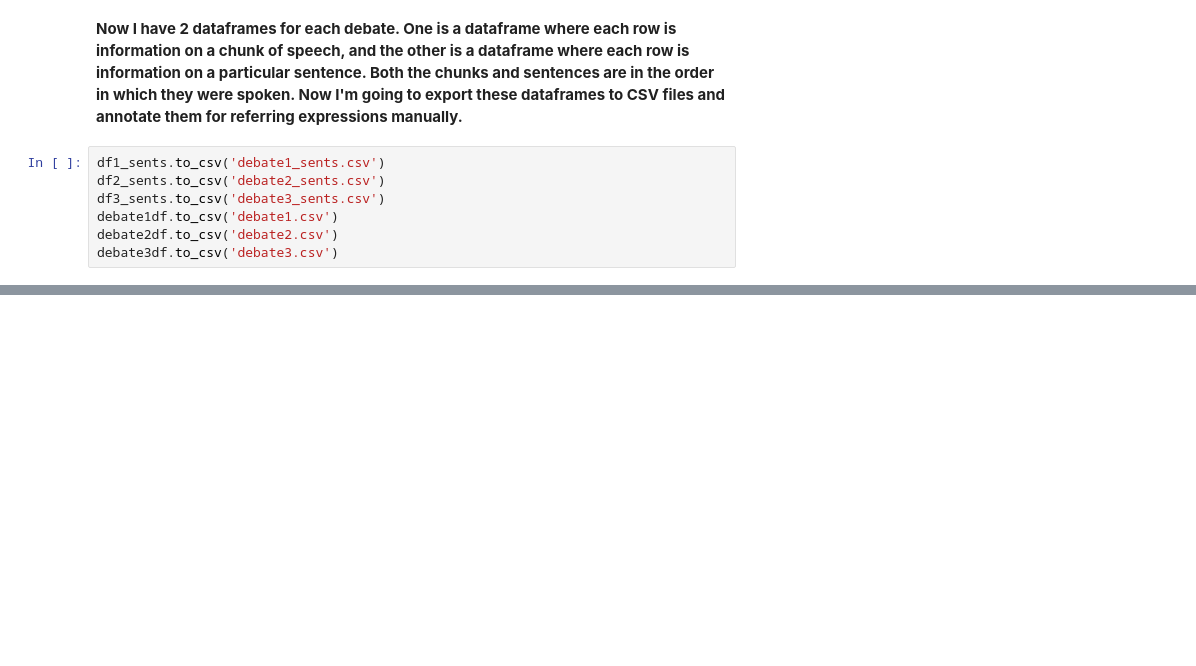
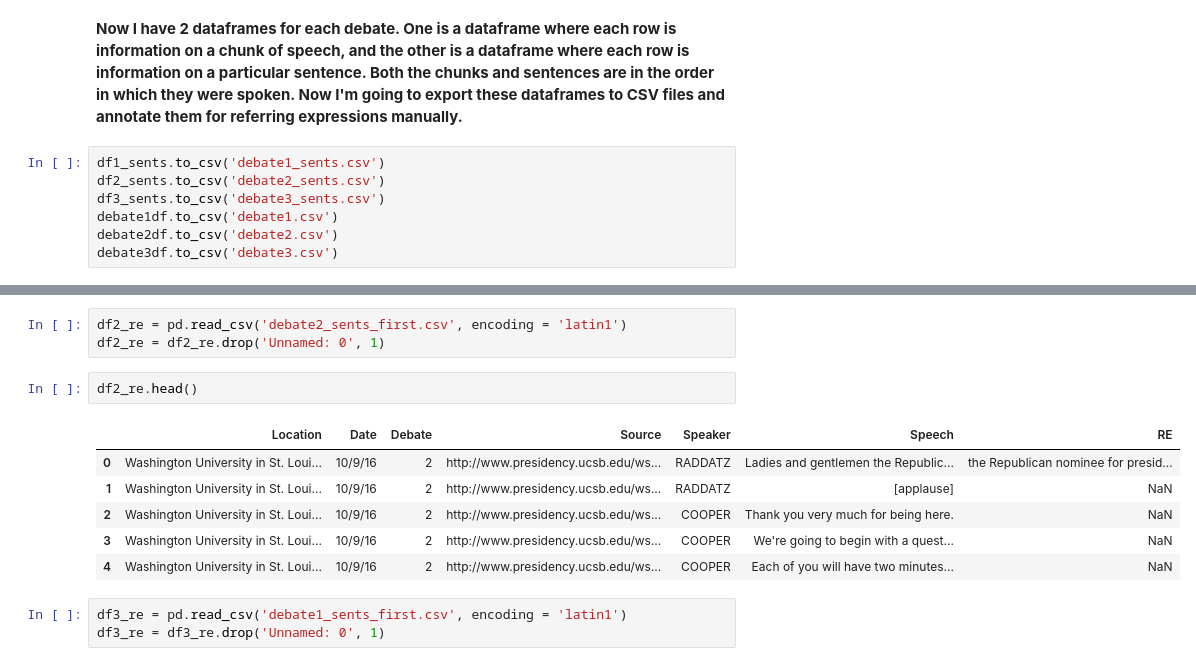
Before and after one commit to Data-Science-for-Linguists/2016-Debates-and-Referring-Expressions, a Jupyter notebook: data_processing.ipynb, the cells around one changed output, grey strips where cells are left out. Saved outputs shown, nothing was run; the diff lists cells and outputs as text; blank space fills up the shorter version.

```diff
--- a/data_processing.ipynb
+++ b/data_processing.ipynb
@@ -359,0 +374,15 @@ debate3df.to_csv('debate3.csv')
+# %%
+df2_re = pd.read_csv('debate2_sents_first.csv', encoding = 'latin1')
+df2_re = df2_re.drop('Unnamed: 0', 1)
+# %%
+df2_re.head()
+# %% [output]
+|  | Location | Date | Debate | Source | Speaker | Speech | RE |
+| 0 | Washington University in St. Loui... | 10/9/16 | 2 | http://www.presidency.ucsb.edu/ws... | RADDATZ | Ladies and gentlemen the Republic... | the Republican nominee for presid... |
+| 1 | Washington University in St. Loui... | 10/9/16 | 2 | http://www.presidency.ucsb.edu/ws... | RADDATZ | [applause] | NaN |
+| 2 | Washington University in St. Loui... | 10/9/16 | 2 | http://www.presidency.ucsb.edu/ws... | COOPER | Thank you very much for being here. | NaN |
+| 3 | Washington University in St. Loui... | 10/9/16 | 2 | http://www.presidency.ucsb.edu/ws... | COOPER | We're going to begin with a quest... | NaN |
+| 4 | Washington University in St. Loui... | 10/9/16 | 2 | http://www.presidency.ucsb.edu/ws... | COOPER | Each of you will have two minutes... | NaN |
+# %%
+df3_re = pd.read_csv('debate1_sents_first.csv', encoding = 'latin1')
+df3_re = df3_re.drop('Unnamed: 0', 1)
```
Also changed, not shown: parts of 4 cells of this notebook.
